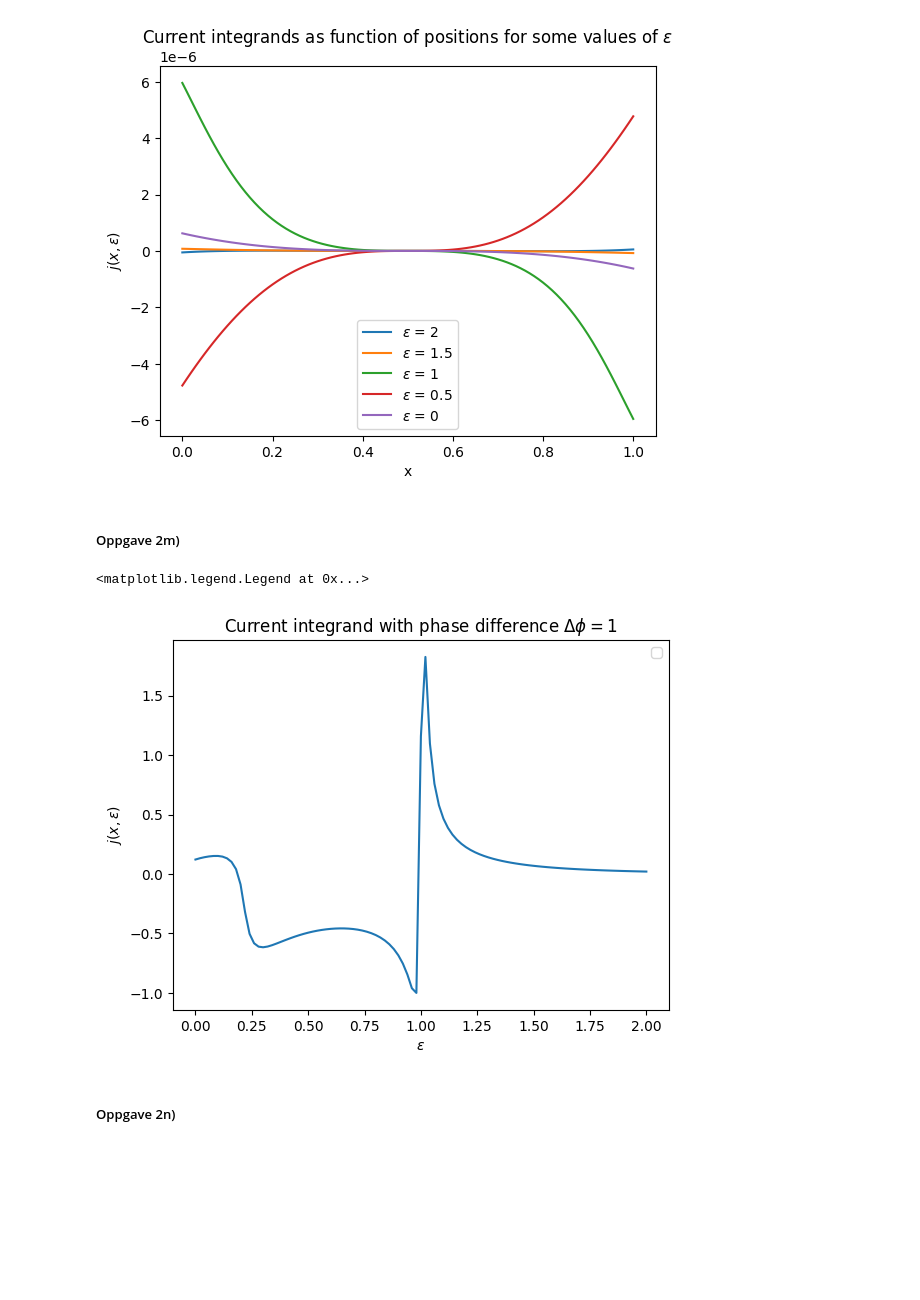
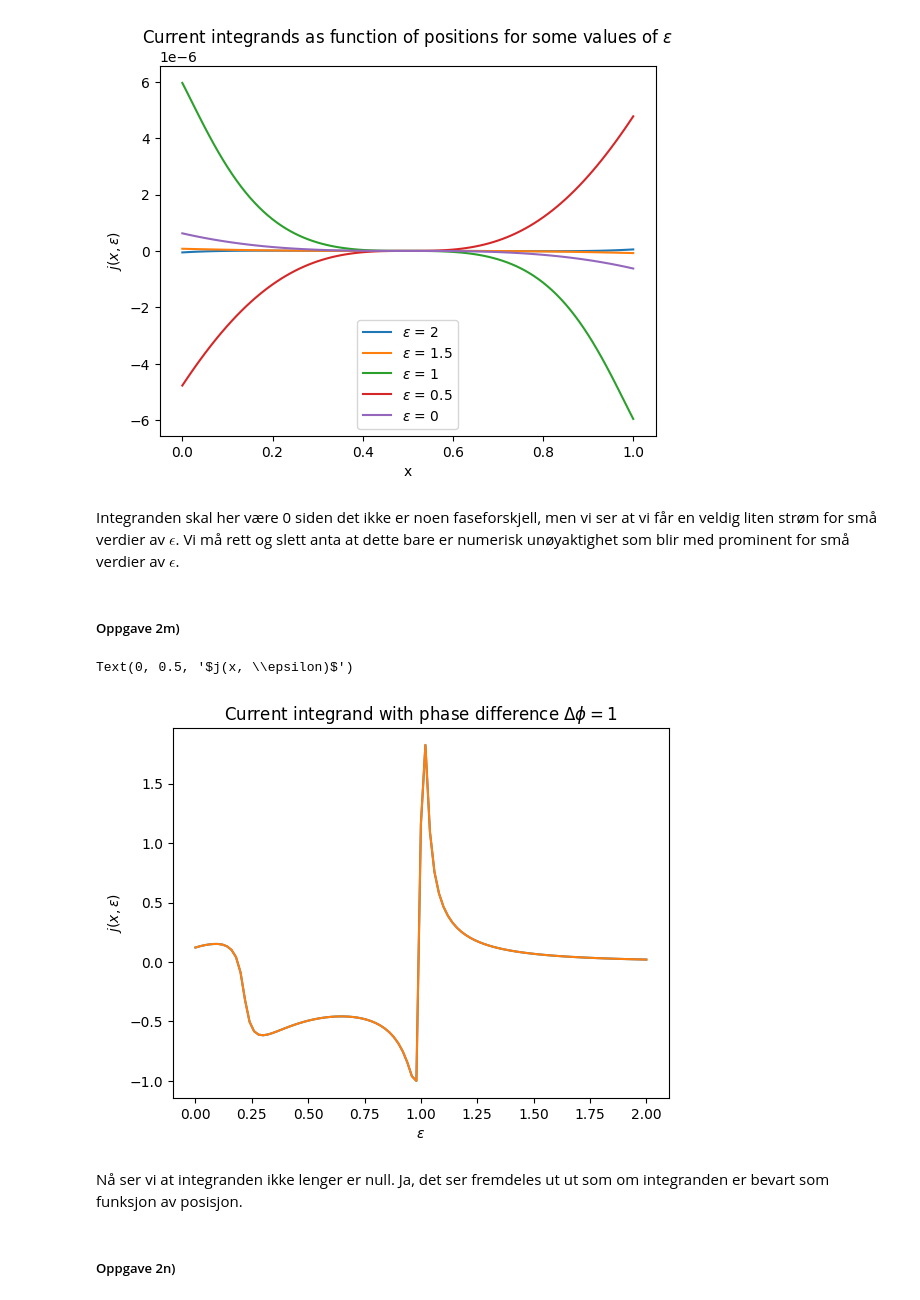
Before and after one commit to einaraarnaes/Prosjekt3, a Jupyter notebook: code.ipynb, the cells around one changed output. Saved outputs shown, nothing was run; the diff lists cells and outputs as text; code cells hidden in the pictures; blank space fills up the shorter version.

```diff
--- a/code.ipynb
+++ b/code.ipynb
@@ -647,3 +647,7 @@ for epsilon, i in enumerate(epsilon_vals):
     sol = solve_bvp(lambda x, y: equation(x, y, epsilon = epsilon), bc_2f, x, y)
     x_vals.append(sol.x)
     y_vals.append(sol.y)
+
+y_vals = np.array(y_vals)
+
+y_vals[y_vals != 0]
@@ -825,7 +827,7 @@ def current_integrand(v):
 
     dN = N@(omega@gamma_tilde + gamma@omega_tilde)@N
     dN_tilde = N_tilde@(omega_tilde@gamma + gamma_tilde@omega)@N_tilde
-    dg = np.block([[dN, N@omega + dN@gamma], [-N_tilde@omega_tilde-dN_tilde@gamma_tilde, -dN_tilde]])
+    dg = 2*np.block([[dN, N@omega + dN@gamma], [-N_tilde@omega_tilde-dN_tilde@gamma_tilde, -dN_tilde]])
 
     j = np.real(np.trace(p_3@(g@dg - dg@g)))
 
@@ -843,7 +845,7 @@ def current_integrands(V):
 fig, ax = plt.subplots()
 
 for i, epsilon in enumerate(epsilons_2l):
-    ax.plot(x_2l, current_integrands(y_2l[i]), label = f"$\epsilon$ = {epsilon}")
+    ax.plot(x_2l, current_integrands(y_2l[i]), label = f"$\\epsilon$ = {epsilon}")
 
 ax.set_xlabel("x")
 ax.set_ylabel("$j(x, \\epsilon)$")
@@ -852,36 +854,43 @@ ax.legend()
 # %% [output]
 <matplotlib.legend.Legend at 0x...>
 [figure]
+# %% [markdown]
+Integranden skal her være 0 siden det ikke er noen faseforskjell, men vi ser at vi får en veldig liten strøm for små verdier av $\epsilon$. Vi må rett og slett anta at dette bare er numerisk unøyaktighet som blir med prominent for små verdier av $\epsilon$.
 # %% [markdown]
 ##### Oppgave 2m)
 # %%
 m = 101
 l = 1
 phase_diff = 1
 
 fig, ax = plt.subplots()
 
 
 x = np.linspace(0, l, m)
 y = np.zeros((32, m))
 
 epsilon_vals = np.linspace(2, 0, 101)
 
 current_integrands = np.zeros(len(epsilon_vals))
 
+current_integrands_2 = np.zeros(len(epsilon_vals))
+
 for i, epsilon in enumerate(epsilon_vals):
     sol = solve_bvp(lambda x, y: equation(x, y, epsilon = epsilon), lambda v_left, v_right: bc_2i(v_left, v_right, epsilon = epsilon, phase_diff = phase_diff), x, y)
-    current_integrands[i] = current_integrand(sol.y.T[(m-1)//2])
     y = sol.sol(x)  # To ensure the new guess is of the same dimension. solve_bvp can add y_values if the tolerance is not met.
+    current_integrands[i] = current_integrand(y.T[(m-1)//2])
+    current_integrands_2[i] = current_integrand(y.T[(m-1)//4])
 
 ax.plot(epsilon_vals, current_integrands)
+ax.plot(epsilon_vals, current_integrands_2)
 ax.set_title("Current integrand with phase difference $\\Delta \\phi = 1$")
 ax.set_xlabel("$\\epsilon$")
 ax.set_ylabel("$j(x, \\epsilon)$")
-ax.legend()
 # %% [output]
-<matplotlib.legend.Legend at 0x...>
+Text(0, 0.5, '$j(x, \\epsilon)$')
-[figure, old version]
+[figure, new version]
+# %% [markdown]
+Nå ser vi at integranden ikke lenger  er null. Ja, det ser fremdeles ut ut som om integranden er bevart som funksjon av posisjon.
 # %% [markdown]
 ##### Oppgave 2n)
 # %%
```
Also changed, not shown: parts of 11 cells of this notebook.
